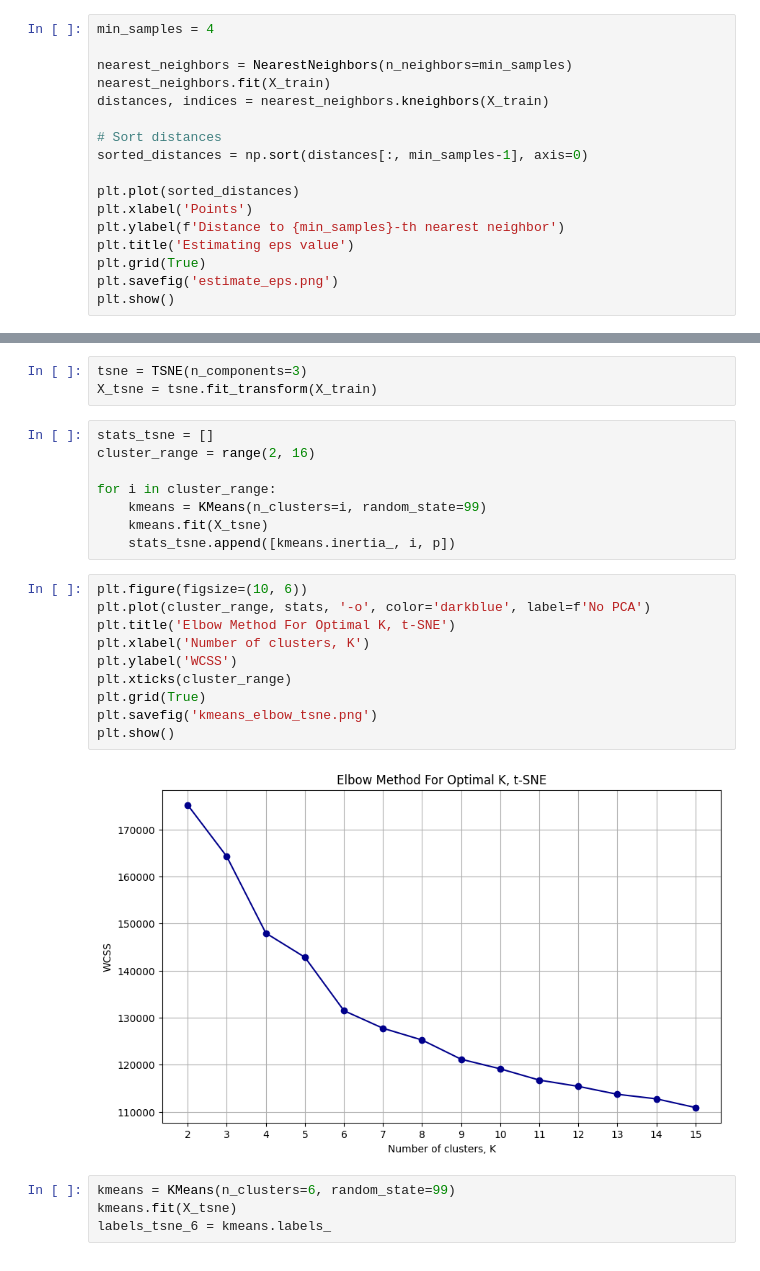
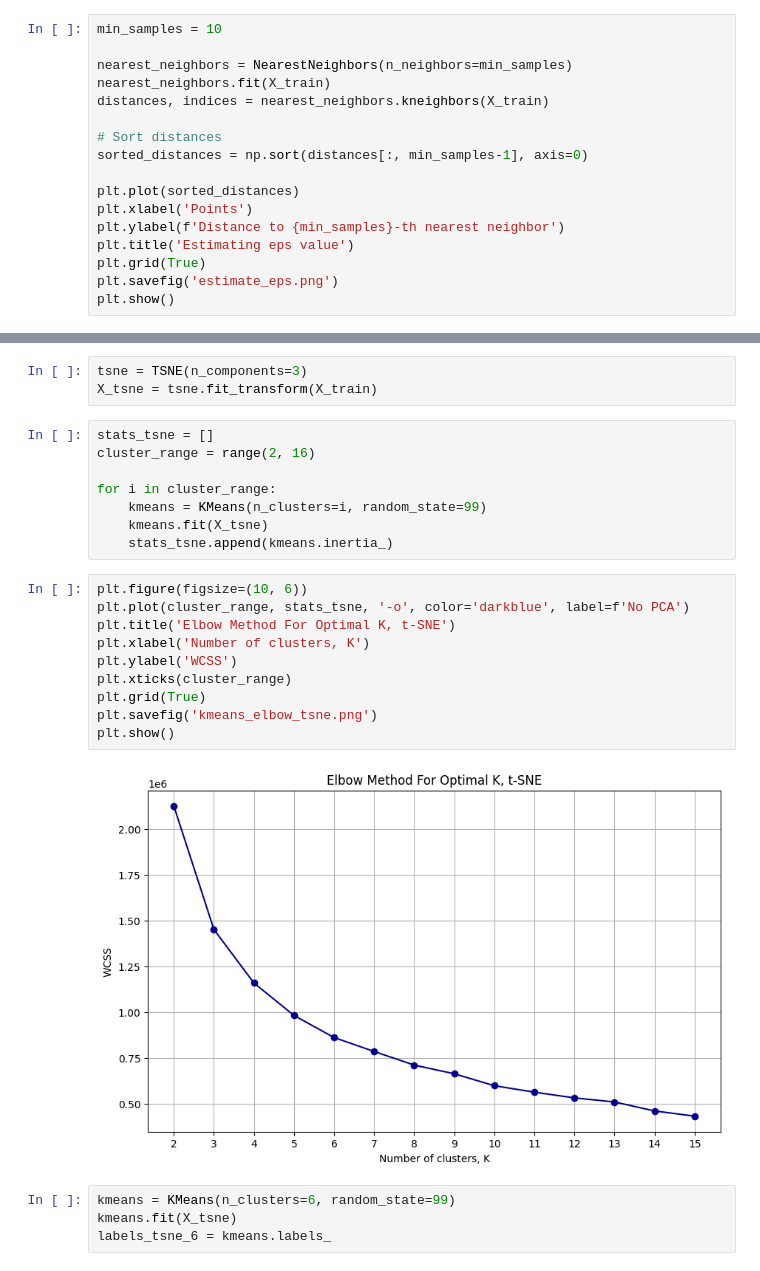
Before and after one commit to XIB1/machine_learning_course, a Jupyter notebook: project3/project3.ipynb, the cells around one changed output, grey strips where cells are left out. Saved outputs shown, nothing was run; the diff lists cells and outputs as text.

```diff
--- a/project3/project3.ipynb
+++ b/project3/project3.ipynb
@@ -70,7 +70,7 @@ plt.show()
 # %% [output]
 [figure]
 # %%
-min_samples = 4
+min_samples = 10
 
 nearest_neighbors = NearestNeighbors(n_neighbors=min_samples)
 nearest_neighbors.fit(X_train)
@@ -345,19 +365,19 @@ cluster_range = range(2, 16)
 for i in cluster_range:
     kmeans = KMeans(n_clusters=i, random_state=99)
     kmeans.fit(X_tsne)
-    stats_tsne.append([kmeans.inertia_, i, p])
+    stats_tsne.append(kmeans.inertia_)
 # %%
 plt.figure(figsize=(10, 6))
-plt.plot(cluster_range, stats, '-o', color='darkblue', label=f'No PCA')
+plt.plot(cluster_range, stats_tsne, '-o', color='darkblue', label=f'No PCA')
 plt.title('Elbow Method For Optimal K, t-SNE')
 plt.xlabel('Number of clusters, K')
 plt.ylabel('WCSS')
 plt.xticks(cluster_range)
 plt.grid(True)
 plt.savefig('kmeans_elbow_tsne.png')
 plt.show()
 # %% [output]
-[figure, old version]
+[figure, new version]
 # %%
 kmeans = KMeans(n_clusters=6, random_state=99)
 kmeans.fit(X_tsne)
```
Also changed, not shown: parts of 6 cells of this notebook, 9 other files.
